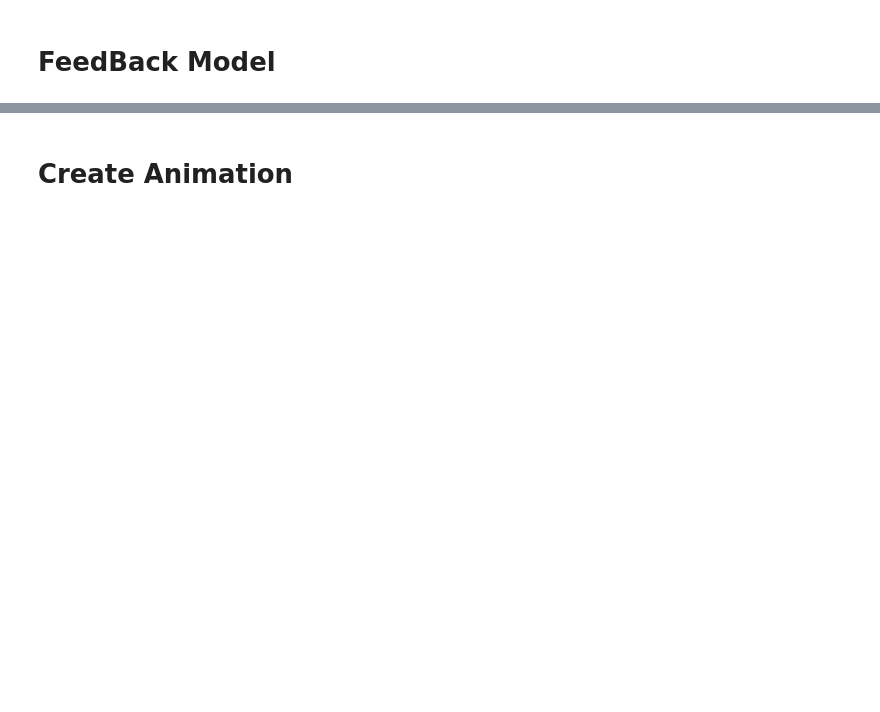
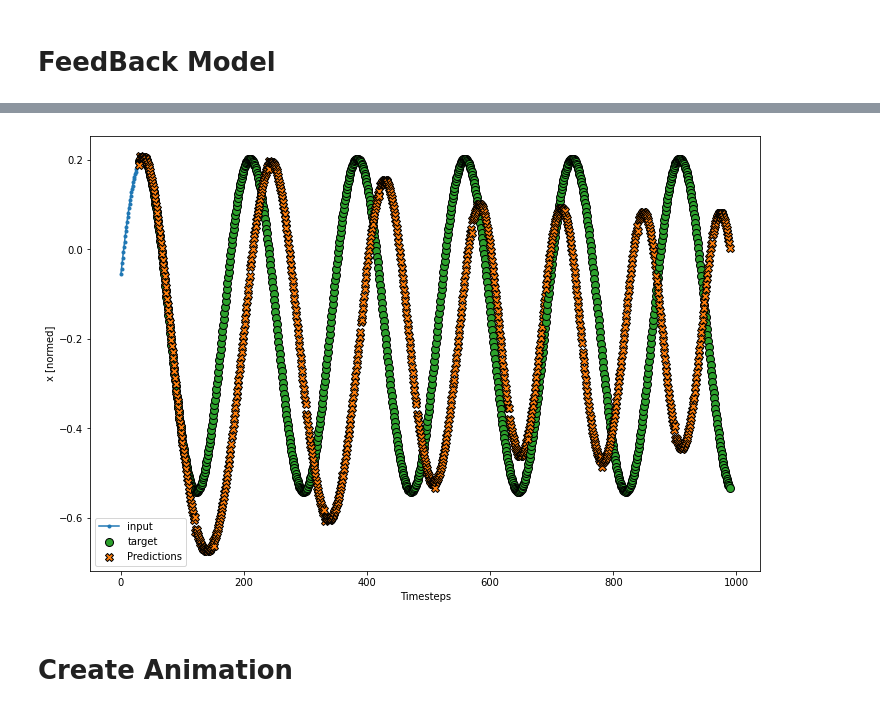
Before and after one commit to trifwn/OscillationLSTM, a Jupyter notebook: LSTMv2AR_vis.ipynb, the cells around one changed output, grey strips where cells are left out. Cells and saved outputs as stored; diff of their text form; code cells hidden in the pictures; blank space fills up the shorter version.

```diff
--- a/LSTMv2AR_vis.ipynb
+++ b/LSTMv2AR_vis.ipynb
@@ -168,2 +179,6 @@ predData =np.array(predData)
+# %%
+predictions = multi_window.plotCase(val_df[:,example_ind],t,model)
+# %% [output]
+[figure, added]
 # %% [markdown]
 # Create Animation
```
Also changed, not shown: parts of 19 cells of this notebook, 7 other files.
